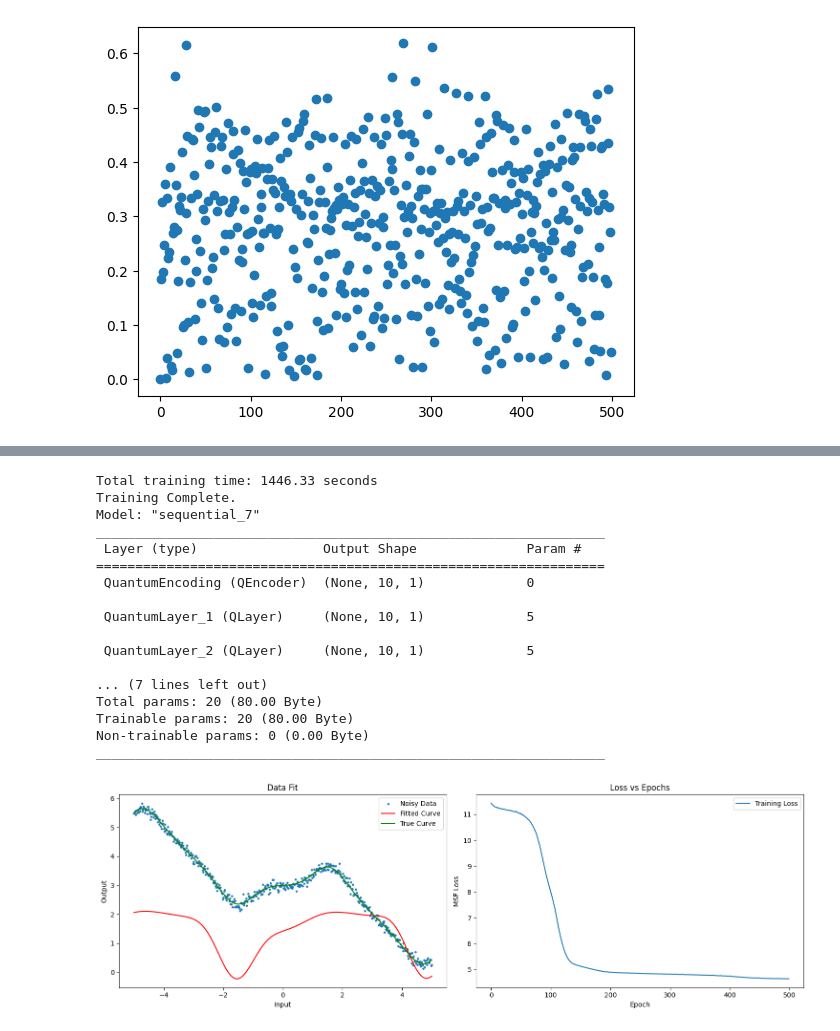
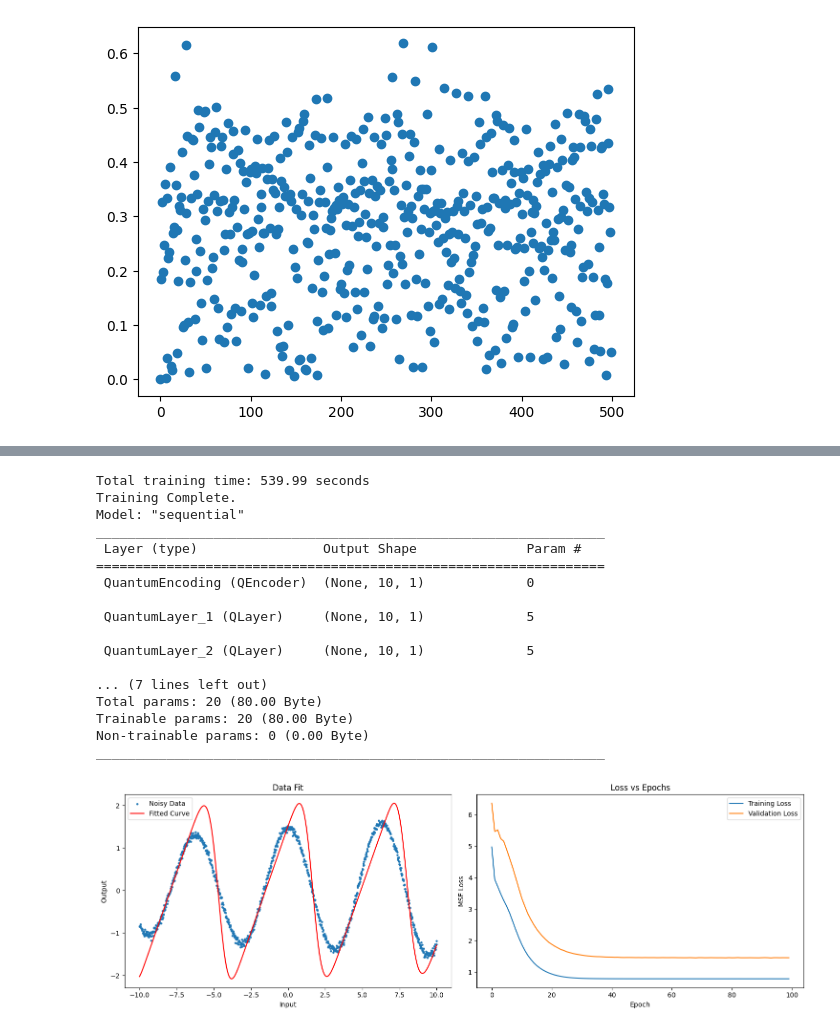
Before and after one commit to songofphysics/master-thesis, a Jupyter notebook: benchmark.ipynb, the cells around one changed output, grey strips where cells are left out. Cells and saved outputs as stored; diff of their text form; code cells hidden in the pictures.

```diff
--- a/benchmark.ipynb
+++ b/benchmark.ipynb
@@ -42,8 +44,9 @@ plt.scatter(alpha, W)
 <matplotlib.collections.PathCollection at 0x...>
 [figure]
 # %%
-X = np.linspace(-5, 5, 500)
-Y = np.tan(np.sin(X)) + np.log(X+20) - np.arctan(X)
-Y_noisy = Y + 0.1*np.random.randn(500)
+X = np.linspace(-10, 10, 1000)
+Y = np.log(X+20)*np.cos(X)
+Y_noisy = Y + 0.1*np.random.randn(1000)
+Y_noisy = (Y_noisy - np.mean(Y_noisy))/np.std(Y_noisy)
 X_data = X.astype(np.complex64).reshape(-1, 1)
 Y_data = Y_noisy.astype(np.complex64).reshape(-1, 1)
@@ -50,9 +58,9 @@ Y_data = Y_noisy.astype(np.complex64).reshape(-1, 1)
 # %%
-M, H = qnn.train_models(X, Y, cutoff_dim=10 , configs=[(4, 500)], qmonitor = False)
+M, H = qnn.train_models(X, Y, cutoff_dim=10, configs=[(4, 100)], qmonitor = False, split = 0.3)
 # %% [output]
-Total training time: 1446.33 seconds
+Total training time: 539.99 seconds
 Training Complete.
-Model: "sequential_7"
+Model: "sequential"
 _________________________________________________________________
  Layer (type)                Output Shape              Param #
 =================================================================
@@ -70,23 +78,23 @@ _________________________________________________________________
 # %%
 fig, axes = plt.subplots(1, 2, figsize=(15, 5))
 axes = axes.flatten()
 Y_pred = M[0].predict(X_data, verbose = 0)
 axes[0].scatter(X, Y_noisy, s=5, label='Noisy Data')
 axes[0].plot(X, Y_pred, label='Fitted Curve', color='r')
-axes[0].plot(X, Y, label='True Curve', color='g')
+#axes[0].plot(X, Y, label='True Curve', color='g')
 axes[0].set_title('Data Fit')
 axes[0].set_xlabel('Input')
 axes[0].set_ylabel('Output')
 axes[0].legend()
 
 axes[1].plot(H[0].history['loss'], label='Training Loss')
-#axes[1].plot(H[0].history['val_loss'], label='Validation Loss')
+axes[1].plot(H[0].history['val_loss'], label='Validation Loss')
 axes[1].set_title('Loss vs Epochs')
 axes[1].set_xlabel('Epoch')
 axes[1].set_ylabel('MSE Loss')
 axes[1].legend()
 
 plt.tight_layout()
 plt.show()
 # %% [output]
-[figure, old version]
+[figure, new version]
```
Also changed, not shown: parts of 2 cells of this notebook, 2 other files.
